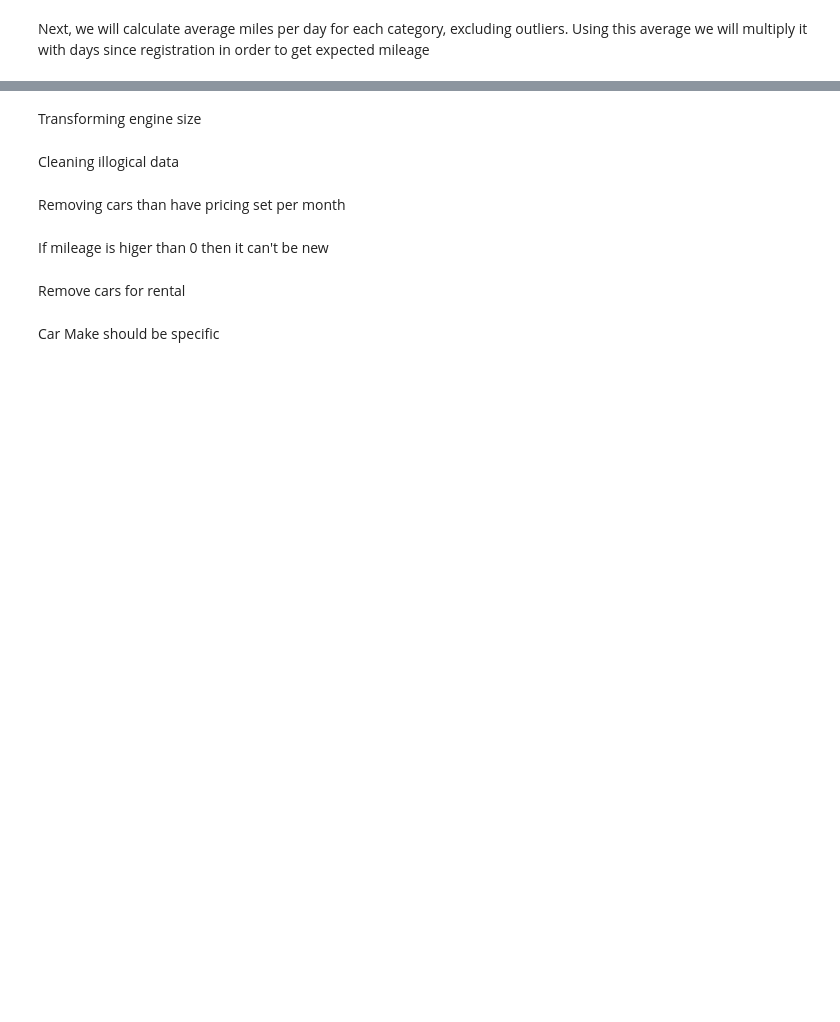
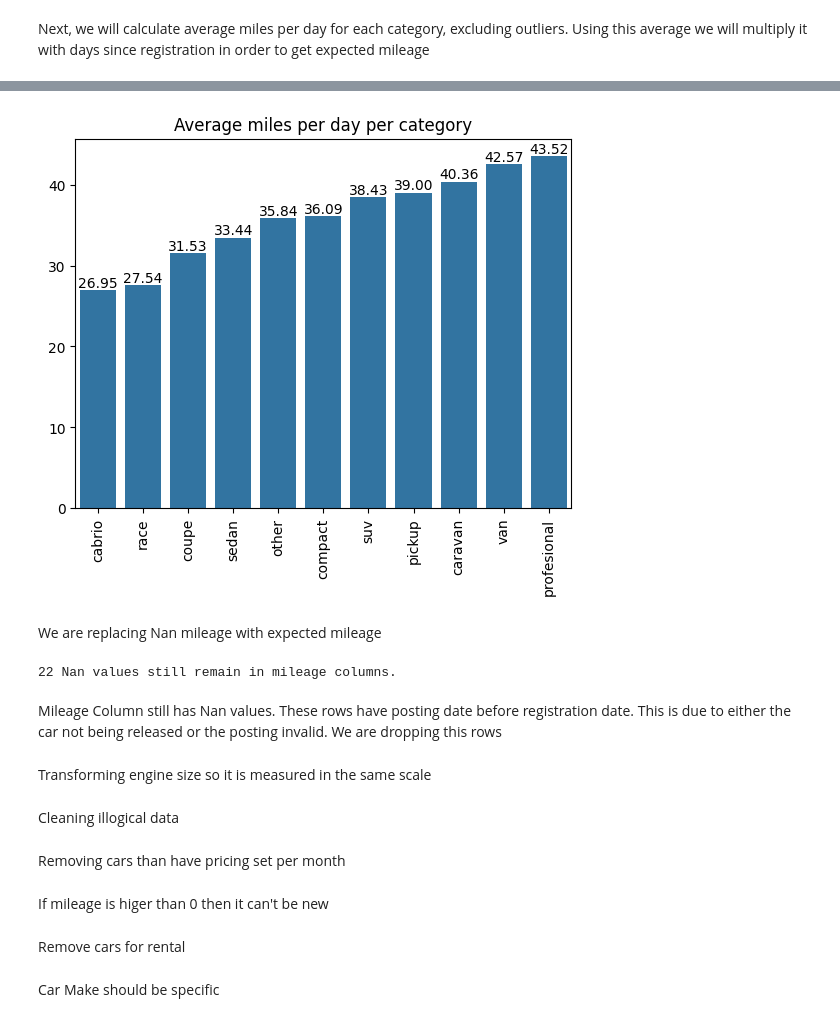
Before and after one commit to georfil/scraper-Car.gr, a Jupyter notebook: Untitled-1.ipynb, the cells around one changed output, grey strips where cells are left out. Cells and saved outputs as stored; diff of their text form; code cells hidden in the pictures; blank space fills up the shorter version.

```diff
--- a/Untitled-1.ipynb
+++ b/Untitled-1.ipynb
@@ -177,7 +192,6 @@ df = df[df["category"]!='Αυτοκίνητο » Τρέιλερ Αυτοκινή
 # %% [markdown]
 Next, we will calculate average miles per day for each category, excluding outliers. Using this average we will multiply it with days since registration in order to get expected mileage
 # %%
-
-df_wo_miles_outliers = df[df["miles_per_day"].between(df["miles_per_day"].quantile(0.25), df["miles_per_day"].quantile(0.75))]
-miles_per_day_per_category = df_wo_miles_outliers.groupby("category")["miles_per_day"].mean().to_dict()
+df_wo_miles_outliers = df[df["miles_per_day"].between(df["miles_per_day"].quantile(0.1), df["miles_per_day"].quantile(0.9))]
+miles_per_day_per_category = df_wo_miles_outliers.groupby("category")["miles_per_day"].mean().sort_values().to_dict()
 df["expected_mileage"] = df.apply(lambda car: car["days_since_registration"]*miles_per_day_per_category[car["category"]], axis=1)
@@ -208,2 +198,18 @@ df[["title","category","mileage","expected_mileage"]].head(20)
-# %% [markdown]
-Transforming engine size
+# %%
+ax = sns.barplot(miles_per_day_per_category)
+plt.xticks(rotation=90)
+for container in ax.containers:
+    ax.bar_label(container, fmt="%.2f")
+    plt.title("Average miles per day per category")
+plt.show()
+# %% [output]
+[figure, added]
+# %% [markdown]
+<p>We are replacing Nan mileage with expected mileage</p>
+# %%
+df["mileage"] = df.apply(lambda car: car["expected_mileage"] if pd.isna(car["mileage"]) else car["mileage"] , axis=1 )
+print(f"{df["mileage"].isna().sum()} Nan values still remain in mileage columns.")
+# %% [output]
+22 Nan values still remain in mileage columns.
+# %% [markdown]
+Mileage Column still has Nan values. These rows have posting date before registration date. This is due to either the car not being released or the posting invalid. We are dropping this rows
@@ -210,3 +218,5 @@ Transforming engine size
+# %% [markdown]
+Transforming engine size so it is measured in the same scale
 # %%
 df["engine_measure"] = df["engine_size"].apply(lambda x: x.split(" ")[1])
 df["engine_measure"].value_counts()
```
Also changed, not shown: parts of 6 cells of this notebook.
